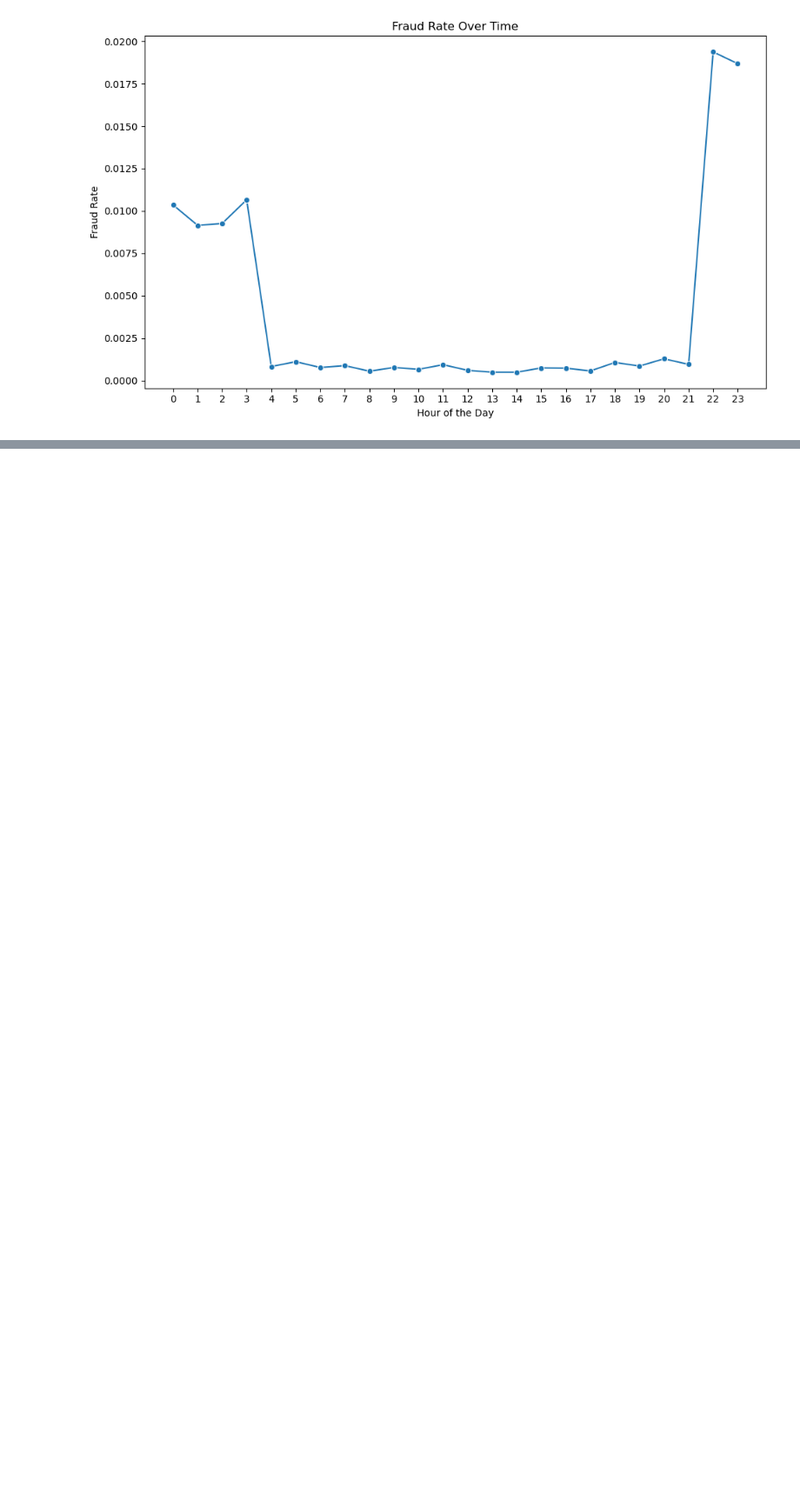
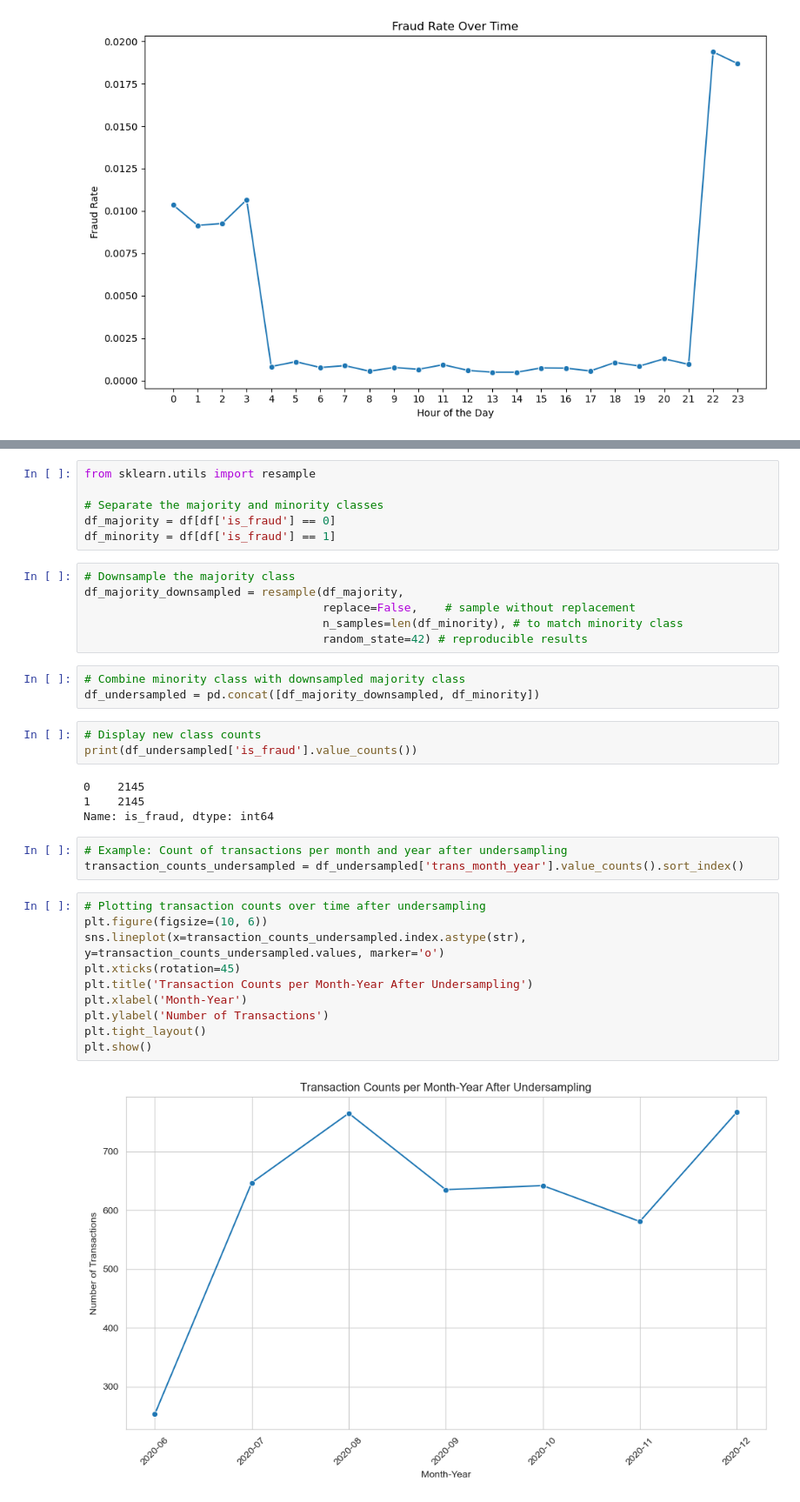
Before and after one commit to SSIN0045/TechnologyInnovationProject, a Jupyter notebook: data_preprocessing.ipynb, the cells around one changed output, grey strips where cells are left out. Shown at 87% size. Cells and saved outputs as stored; diff of their text form; blank space fills up the shorter version.

```diff
--- a/data_preprocessing.ipynb
+++ b/data_preprocessing.ipynb
@@ -489,0 +511,37 @@ plt.show()
+# %%
+from sklearn.utils import resample
+
+# Separate the majority and minority classes
+df_majority = df[df['is_fraud'] == 0]
+df_minority = df[df['is_fraud'] == 1]
+# %%
+# Downsample the majority class
+df_majority_downsampled = resample(df_majority,
+                                   replace=False,    # sample without replacement
+                                   n_samples=len(df_minority), # to match minority class
+                                   random_state=42) # reproducible results
+# %%
+# Combine minority class with downsampled majority class
+df_undersampled = pd.concat([df_majority_downsampled, df_minority])
+# %%
+# Display new class counts
+print(df_undersampled['is_fraud'].value_counts())
+# %% [output]
+0    2145
+1    2145
+Name: is_fraud, dtype: int64
+# %%
+# Example: Count of transactions per month and year after undersampling
+transaction_counts_undersampled = df_undersampled['trans_month_year'].value_counts().sort_index()
+# %%
+# Plotting transaction counts over time after undersampling
+plt.figure(figsize=(10, 6))
+sns.lineplot(x=transaction_counts_undersampled.index.astype(str), y=transaction_counts_undersampled.values, marker='o')
+plt.xticks(rotation=45)
+plt.title('Transaction Counts per Month-Year After Undersampling')
+plt.xlabel('Month-Year')
+plt.ylabel('Number of Transactions')
+plt.tight_layout()
+plt.show()
+# %% [output]
+[figure, added]
```
Also changed, not shown: parts of 67 cells of this notebook.
